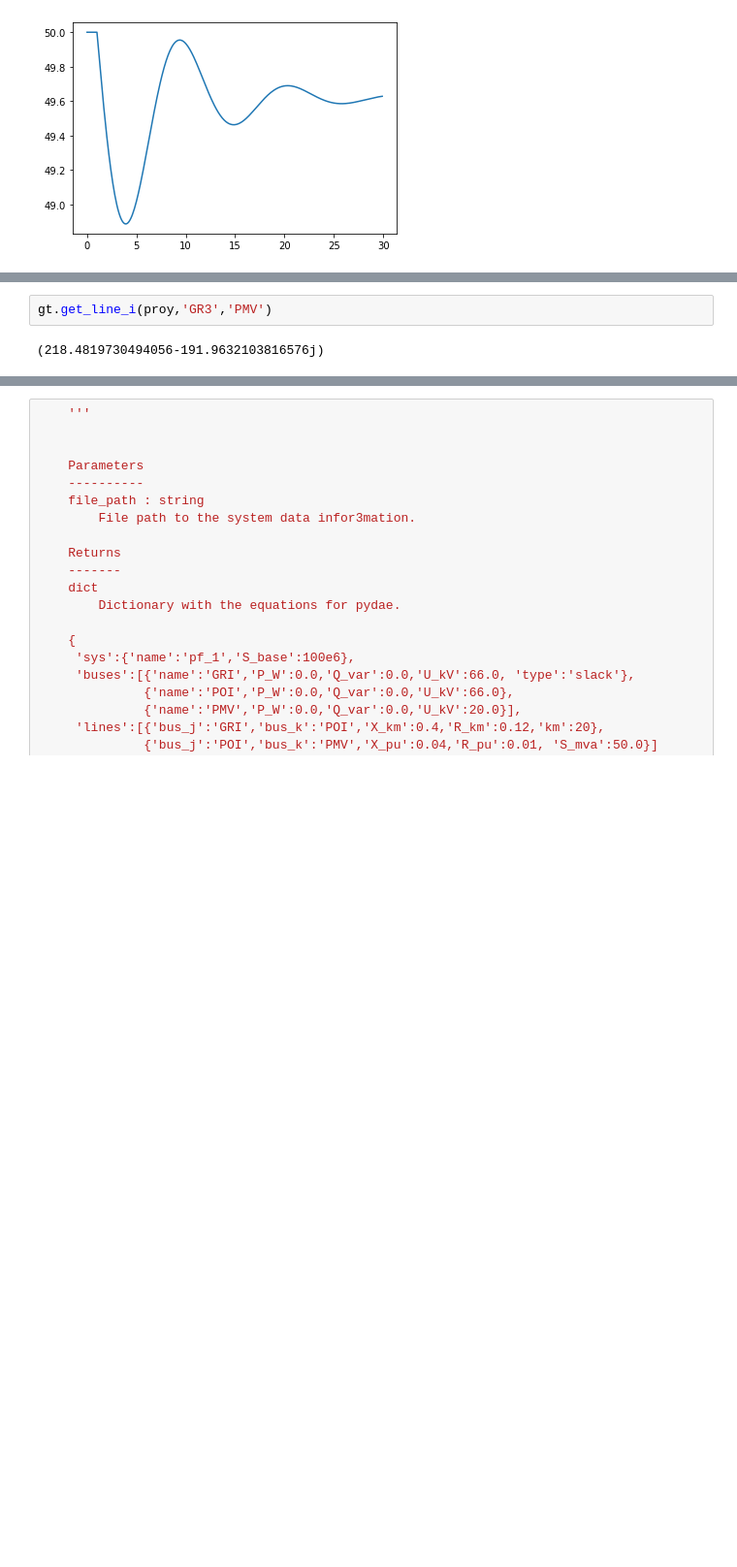
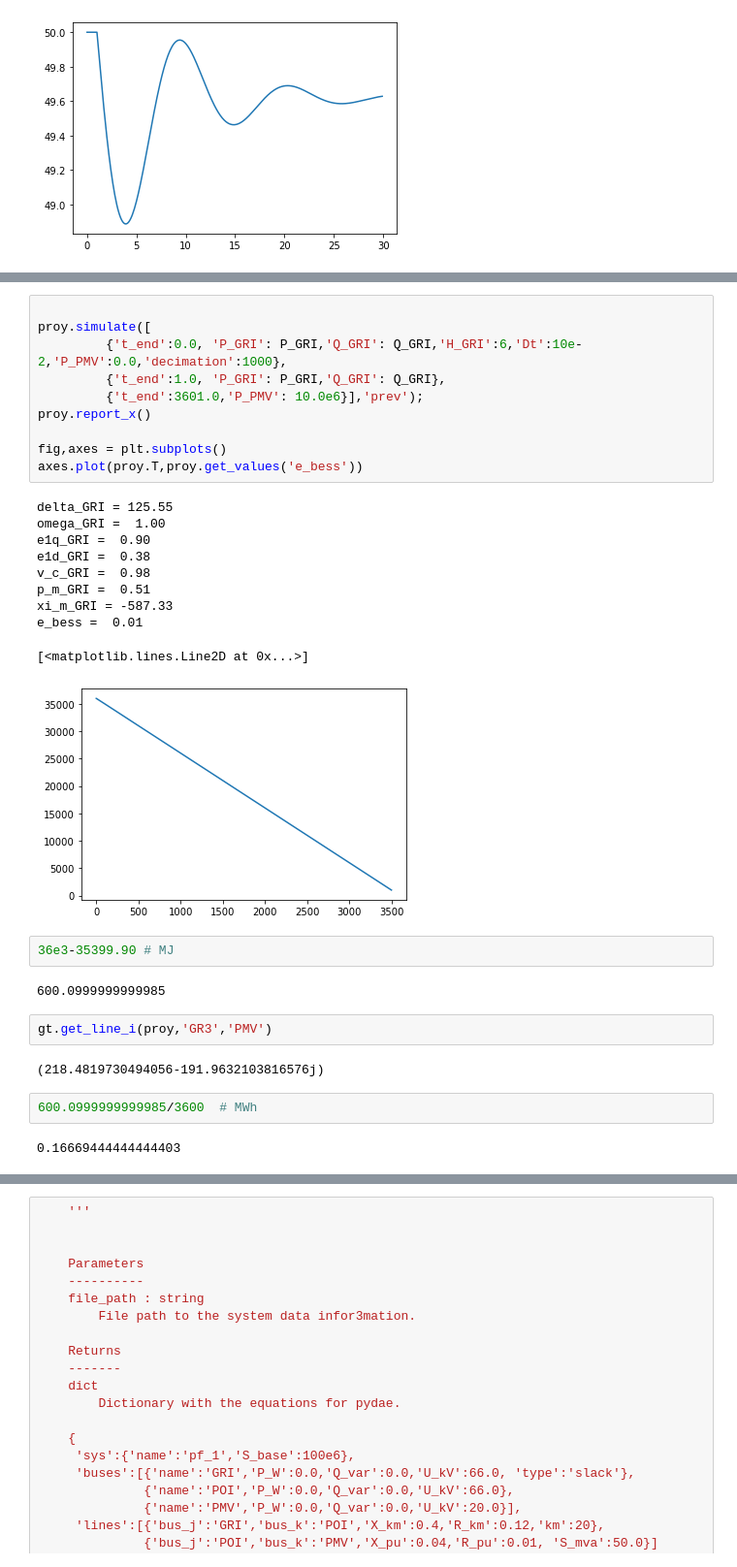
Before and after one commit to pydae/pydae, a Jupyter notebook: src/pydae/systems/ier/proyecto.ipynb, the cells around one changed output, grey strips where cells are left out. Shown at 97% size. Drawn from its saved outputs; the diff is of its cells as text; blank space fills up the shorter version.

```diff
--- a/src/pydae/systems/ier/proyecto.ipynb
+++ b/src/pydae/systems/ier/proyecto.ipynb
@@ -114,4 +115,33 @@ p_m_ref_GRI =  0.60
+# %%
+
+proy.simulate([
+         {'t_end':0.0, 'P_GRI': P_GRI,'Q_GRI': Q_GRI,'H_GRI':6,'Dt':10e-2,'P_PMV':0.0,'decimation':1000},
+         {'t_end':1.0, 'P_GRI': P_GRI,'Q_GRI': Q_GRI},
+         {'t_end':3601.0,'P_PMV': 10.0e6}],'prev');
+proy.report_x()
+
+fig,axes = plt.subplots()
+axes.plot(proy.T,proy.get_values('e_bess'))
+# %% [output]
+delta_GRI = 125.55
+omega_GRI =  1.00
+e1q_GRI =  0.90
+e1d_GRI =  0.38
+v_c_GRI =  0.98
+p_m_GRI =  0.51
+xi_m_GRI = -587.33
+e_bess =  0.01
+[<matplotlib.lines.Line2D at 0x...>]
+[figure, added]
+# %%
+36e3-35399.90 # MJ
+# %% [output]
+600.0999999999985
 # %%
 gt.get_line_i(proy,'GR3','PMV')
 # %% [output]
 (218.4819730494056-191.9632103816576j)
+# %%
+600.0999999999985/3600  # MWh
+# %% [output]
+0.16669444444444403
```
Also changed, not shown: parts of 4 cells of this notebook, 2 other files.
